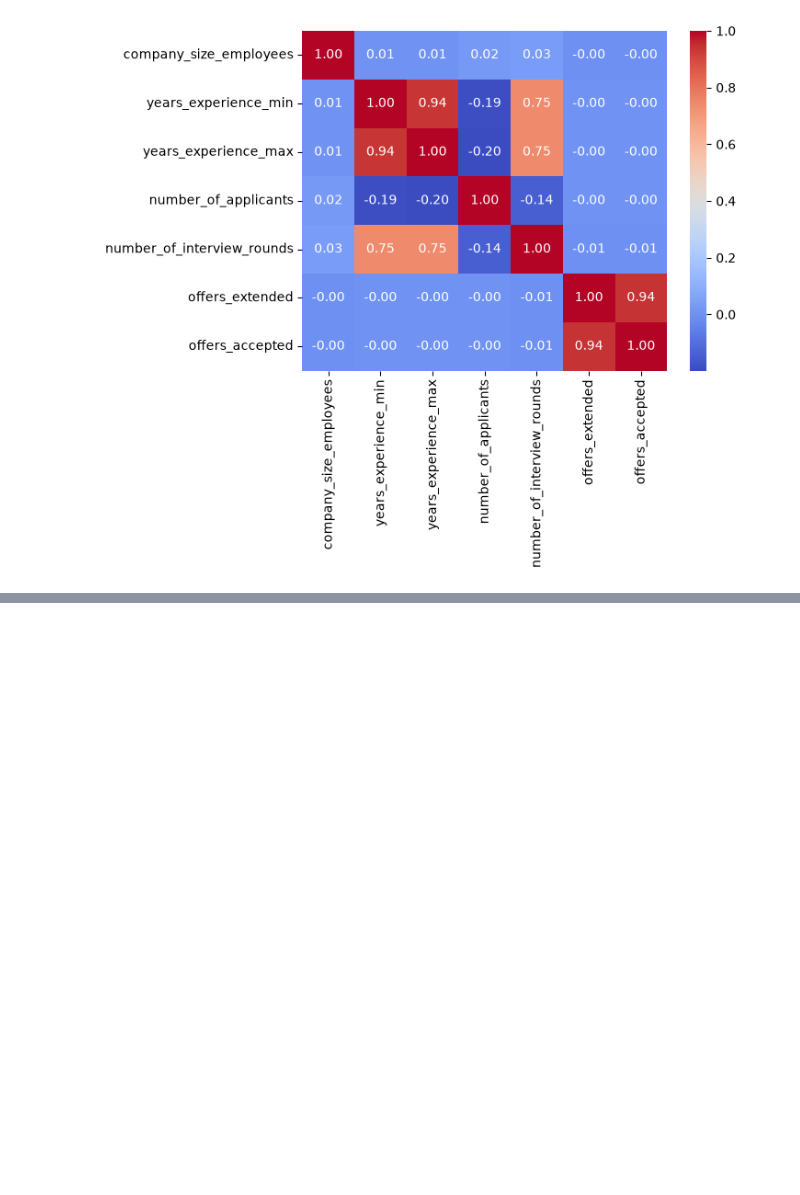
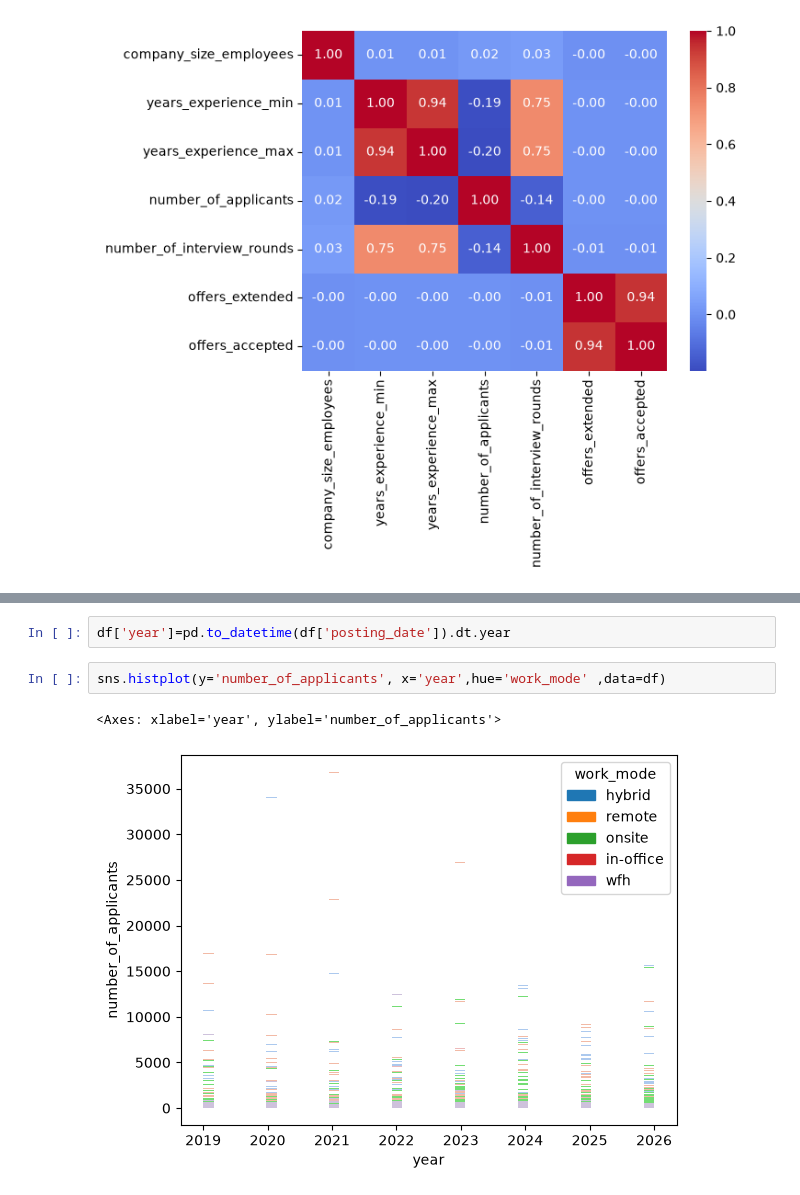
Before and after one commit to altamash-syed/syed-Task1, a Jupyter notebook: eda.ipynb, the cells around one changed output, grey strips where cells are left out. Cells and saved outputs as stored; diff of their text form; blank space fills up the shorter version.

```diff
--- a/eda.ipynb
+++ b/eda.ipynb
@@ -326,0 +487,7 @@ Name: count, Length: 4795, dtype: int64
+# %%
+df['year']=pd.to_datetime(df['posting_date']).dt.year
+# %%
+sns.histplot(y='number_of_applicants', x='year',hue='work_mode' ,data=df)
+# %% [output]
+<Axes: xlabel='year', ylabel='number_of_applicants'>
+[figure, added]
```
Also changed, not shown: parts of 28 cells of this notebook.
